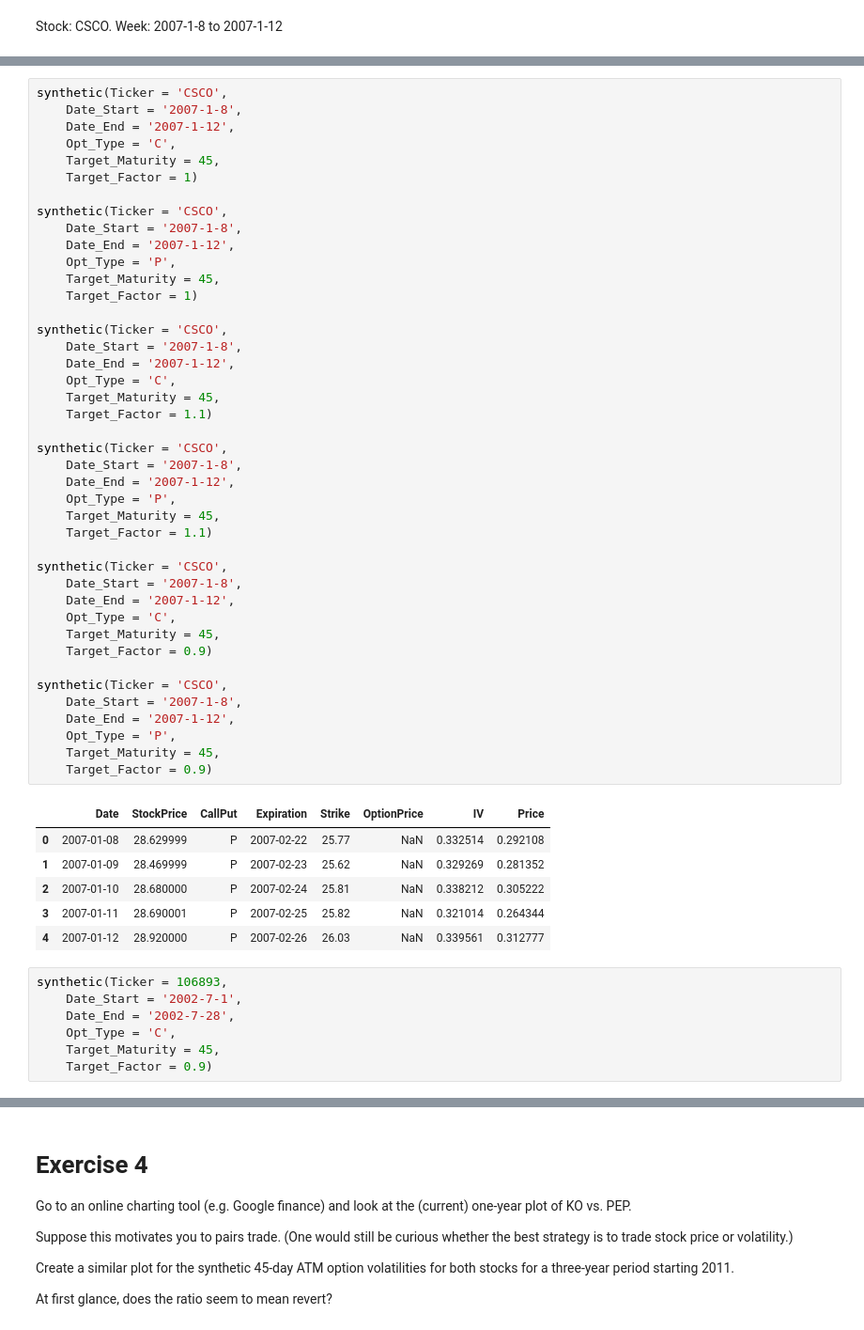
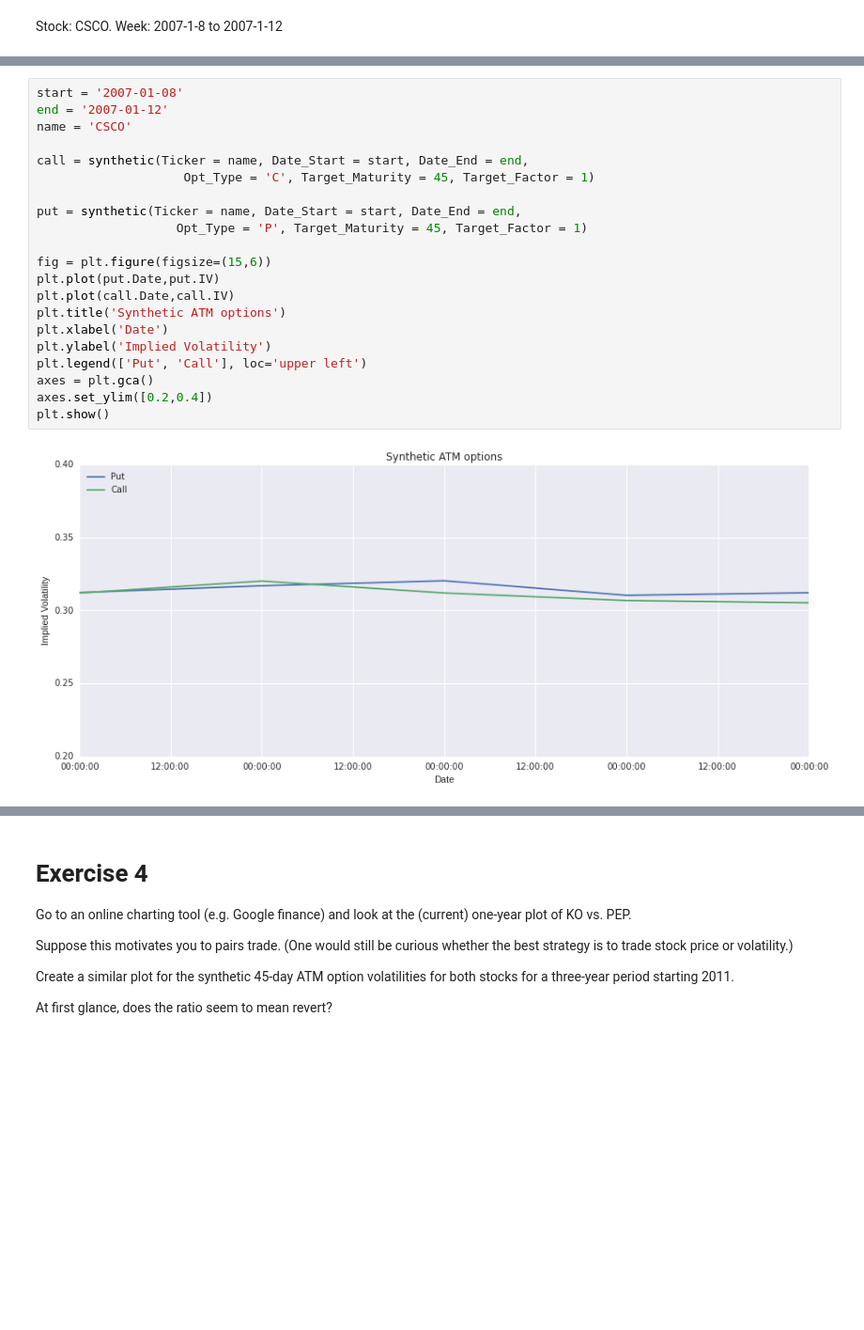
Before and after one commit to bspeice/experimental-finance, a Jupyter notebook: problem_set_3/Project3.ipynb, the cells around one changed output, grey strips where cells are left out. Shown at 94% size. Drawn from its saved outputs; the diff is of its cells as text; blank space fills up the shorter version.

```diff
--- a/problem_set_3/Project3.ipynb
+++ b/problem_set_3/Project3.ipynb
@@ -251,56 +273,23 @@ def synthetic(Ticker, Date_Start, Date_End, Opt_Type, Target_Maturity, Target_Fa
-# %%
-synthetic(Ticker = 'CSCO',
-    Date_Start = '2007-1-8',
-    Date_End = '2007-1-12',
-    Opt_Type = 'C',
-    Target_Maturity = 45,
-    Target_Factor = 1)
-
-synthetic(Ticker = 'CSCO',
-    Date_Start = '2007-1-8',
-    Date_End = '2007-1-12',
-    Opt_Type = 'P',
-    Target_Maturity = 45,
-    Target_Factor = 1)
-
-synthetic(Ticker = 'CSCO',
-    Date_Start = '2007-1-8',
-    Date_End = '2007-1-12',
-    Opt_Type = 'C',
-    Target_Maturity = 45,
-    Target_Factor = 1.1)
-
-synthetic(Ticker = 'CSCO',
-    Date_Start = '2007-1-8',
-    Date_End = '2007-1-12',
-    Opt_Type = 'P',
-    Target_Maturity = 45,
-    Target_Factor = 1.1)
-
-synthetic(Ticker = 'CSCO',
-    Date_Start = '2007-1-8',
-    Date_End = '2007-1-12',
-    Opt_Type = 'C',
-    Target_Maturity = 45,
-    Target_Factor = 0.9)
-
-synthetic(Ticker = 'CSCO',
-    Date_Start = '2007-1-8',
-    Date_End = '2007-1-12',
-    Opt_Type = 'P',
-    Target_Maturity = 45,
-    Target_Factor = 0.9)
-# %% [output]
-|  | Date | StockPrice | CallPut | Expiration | Strike | OptionPrice | IV | Price |
-| 0 | 2007-01-08 | 28.629999 | P | 2007-02-22 | 25.77 | NaN | 0.332514 | 0.292108 |
-| 1 | 2007-01-09 | 28.469999 | P | 2007-02-23 | 25.62 | NaN | 0.329269 | 0.281352 |
-| 2 | 2007-01-10 | 28.680000 | P | 2007-02-24 | 25.81 | NaN | 0.338212 | 0.305222 |
-| 3 | 2007-01-11 | 28.690001 | P | 2007-02-25 | 25.82 | NaN | 0.321014 | 0.264344 |
-| 4 | 2007-01-12 | 28.920000 | P | 2007-02-26 | 26.03 | NaN | 0.339561 | 0.312777 |
-# %%
-synthetic(Ticker = 106893,
-    Date_Start = '2002-7-1',
-    Date_End = '2002-7-28',
-    Opt_Type = 'C',
-    Target_Maturity = 45,
-    Target_Factor = 0.9)
+# %%
+start = '2007-01-08'
+end = '2007-01-12'
+name = 'CSCO'
+
+call = synthetic(Ticker = name, Date_Start = start, Date_End = end,
+                    Opt_Type = 'C', Target_Maturity = 45, Target_Factor = 1)
+
+put = synthetic(Ticker = name, Date_Start = start, Date_End = end,
+                   Opt_Type = 'P', Target_Maturity = 45, Target_Factor = 1)
+
+fig = plt.figure(figsize=(15,6))
+plt.plot(put.Date,put.IV)
+plt.plot(call.Date,call.IV)
+plt.title('Synthetic ATM options')
+plt.xlabel('Date')
+plt.ylabel('Implied Volatility')
+plt.legend(['Put', 'Call'], loc='upper left')
+axes = plt.gca()
+axes.set_ylim([0.2,0.4])
+plt.show()
+# %% [output]
+[figure, added]
```
Also changed, not shown: parts of 18 cells of this notebook, 1 other file.
